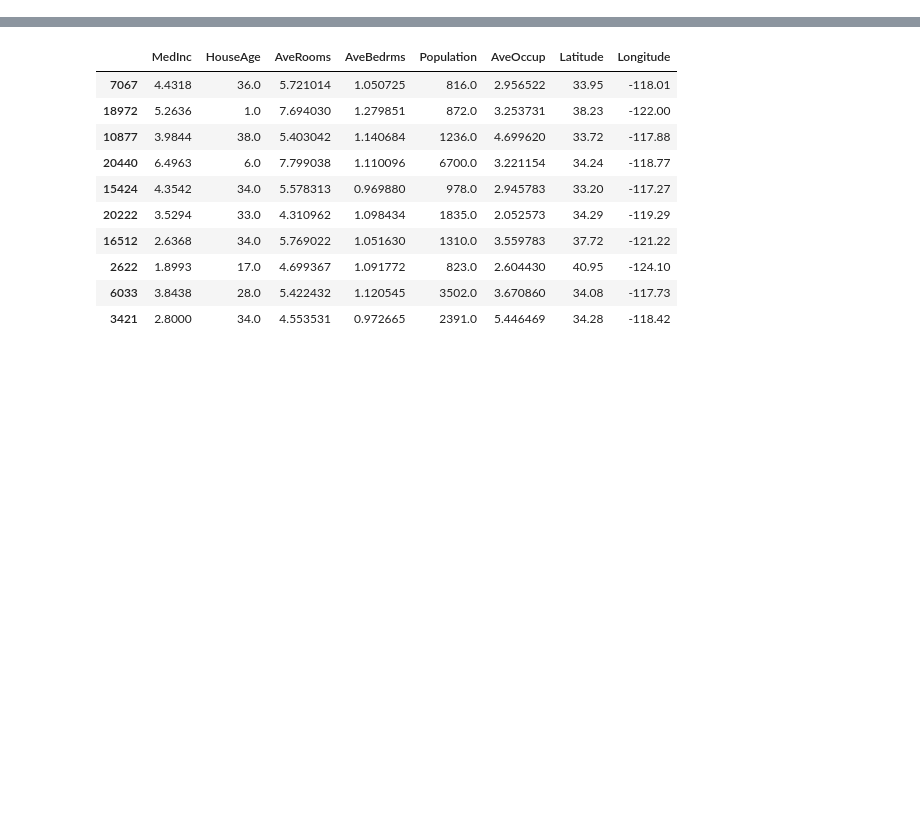
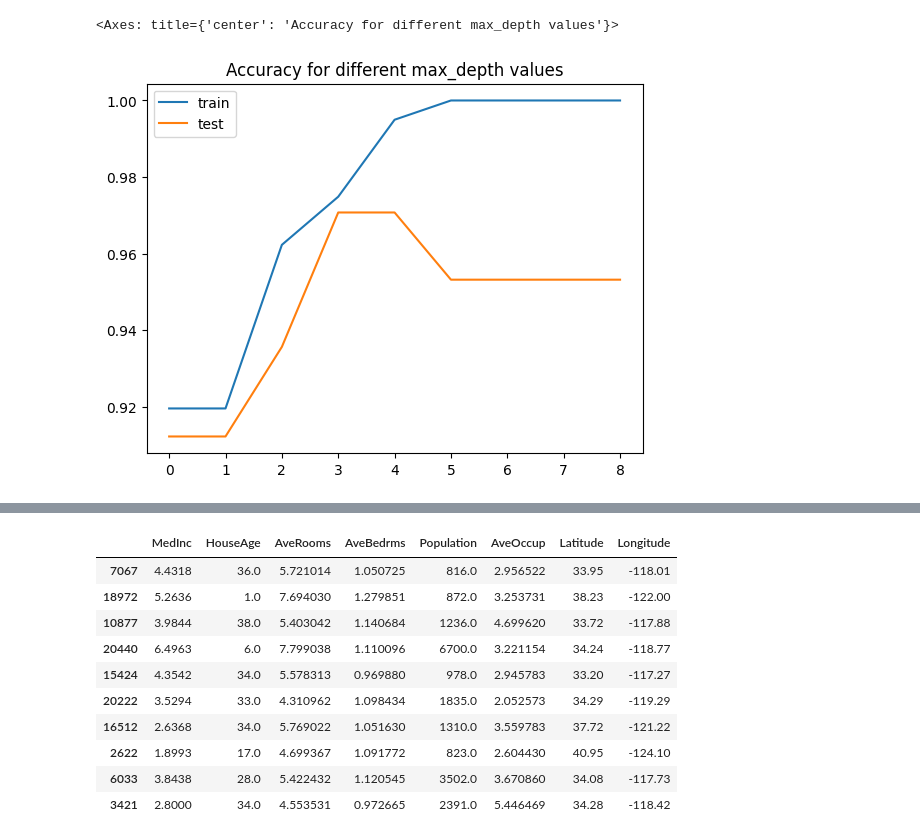
Before and after one commit to jputrius/ml_intro, a Jupyter notebook: chapters/02_decision_trees_and_random_forest.ipynb, the cells around one changed output, grey strips where cells are left out. Saved outputs shown, nothing was run; the diff lists cells and outputs as text; code cells hidden in the pictures; blank space fills up the shorter version.

```diff
--- a/chapters/02_decision_trees_and_random_forest.ipynb
+++ b/chapters/02_decision_trees_and_random_forest.ipynb
@@ -84,0 +89,18 @@ There are other measures you can use to compute information gain instead of entr
+# %%
+#| output-location: slide
+from sklearn.datasets import load_breast_cancer
+from sklearn.model_selection import train_test_split
+from sklearn.tree import DecisionTreeClassifier
+from sklearn.metrics import classification_report
+import pandas as pd
+
+dataset = load_breast_cancer()
+X = pd.DataFrame(dataset.data, columns=dataset.feature_names)
+y = dataset.target_names[dataset.target]
+X_train, X_test, y_train, y_test = train_test_split(X, y, test_size=0.3, random_state=34)
+
+model = DecisionTreeClassifier(max_depth=3, criterion="entropy", random_state=34)
+model.fit(X_train, y_train)
+y_pred = model.predict(X_test)
+
+print(classification_report(y_test, y_pred))
@@ -104,0 +128,18 @@ Let's train a Random Forest Regression model on California housing dataset that
+# %%
+#| output-location: slide
+from sklearn.metrics import accuracy_score
+
+losses = []
+
+for depth in range(1, 10):
+  model = DecisionTreeClassifier(max_depth=depth, criterion="entropy", random_state=34)
+  model.fit(X_train, y_train)
+  losses.append([
+    accuracy_score(y_train, model.predict(X_train)),
+    accuracy_score(y_test, model.predict(X_test))
+  ])
+
+pd.DataFrame(losses, columns=['train', 'test']).plot(title='Accuracy for different max_depth values')
+# %% [output]
+<Axes: title={'center': 'Accuracy for different max_depth values'}>
+[figure, added]
```
Also changed, not shown: parts of 11 cells of this notebook, 36 other files.
